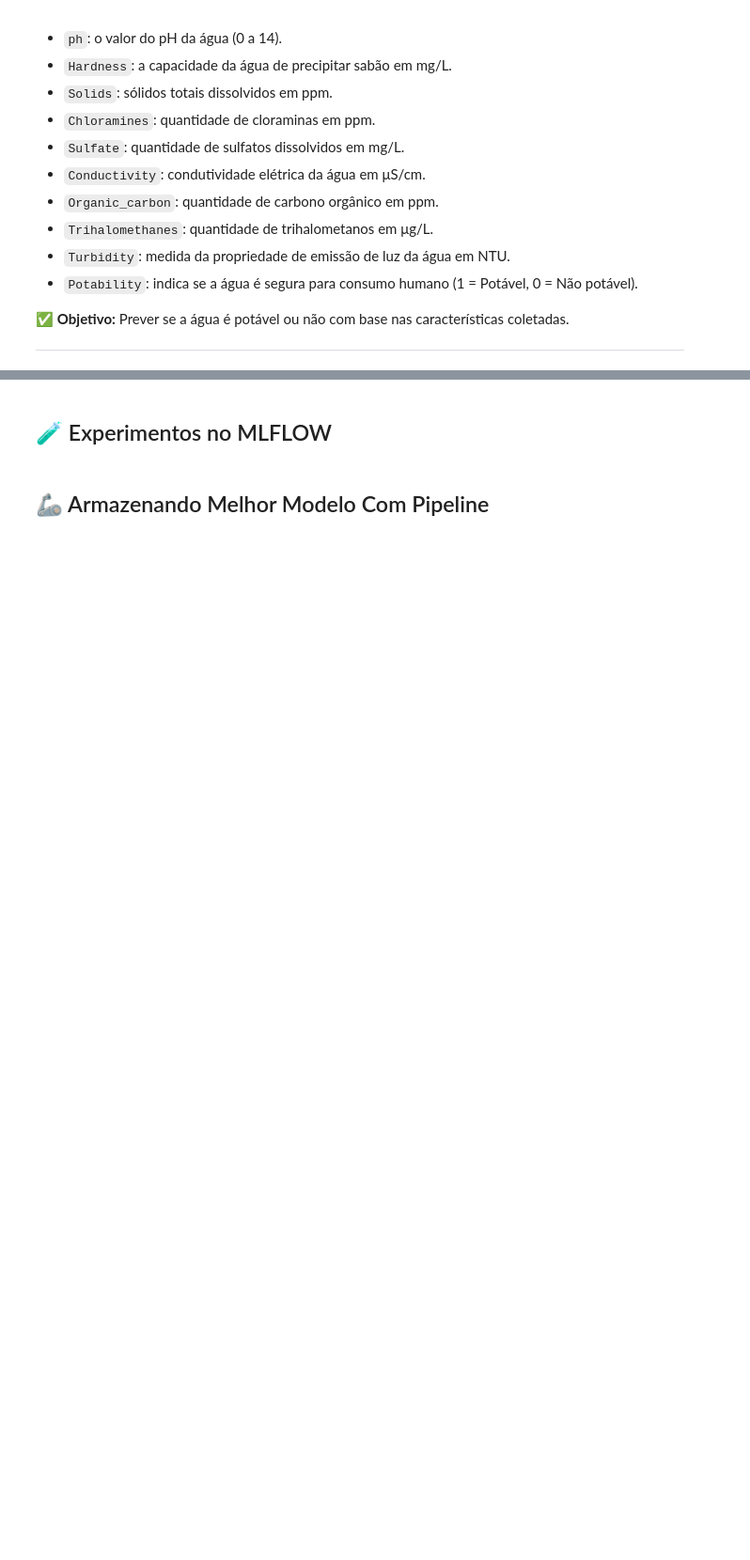
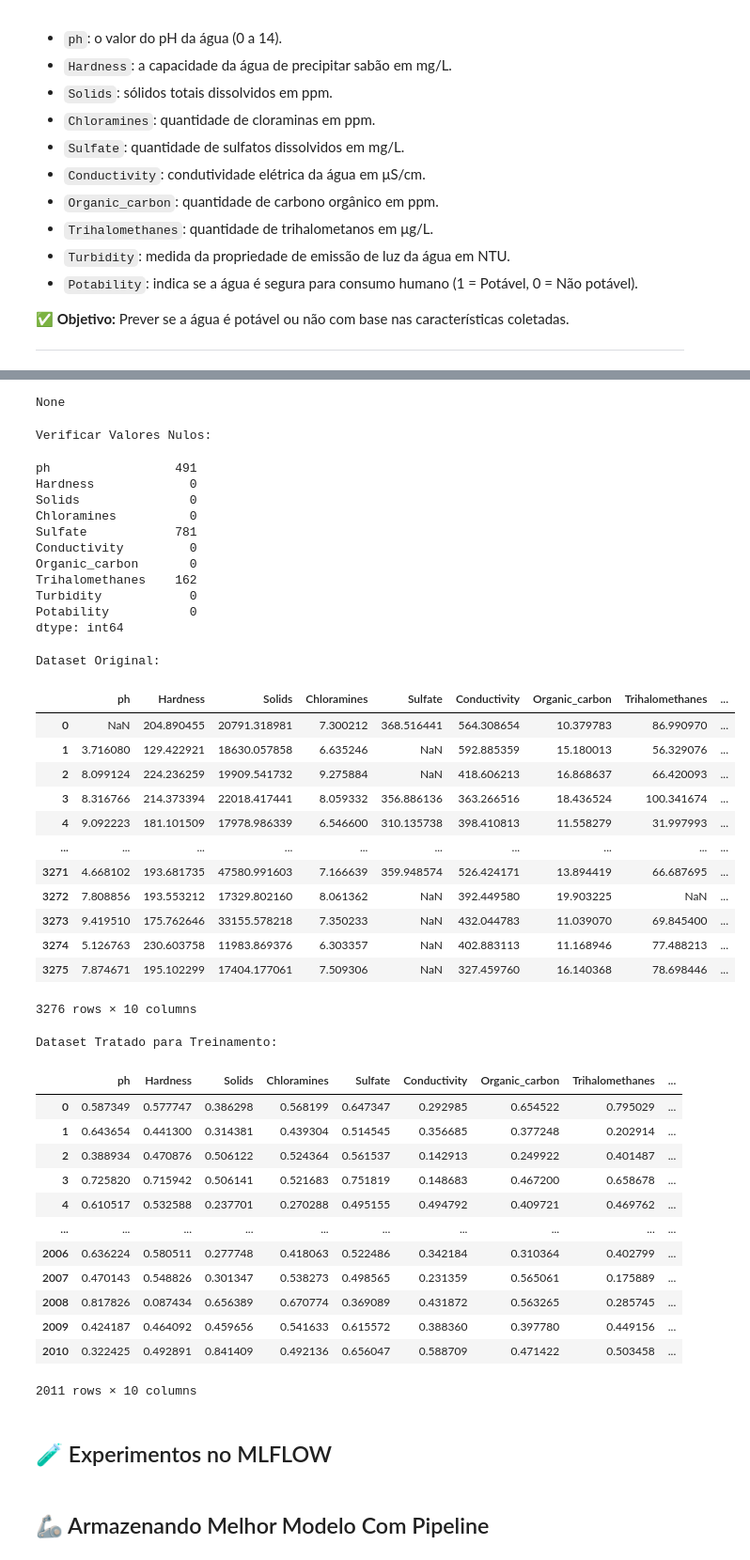
Before and after one commit to filipe-rds/Projeto-Capacitacao-IA-Ciclo-3, a Jupyter notebook: Training_Models.ipynb, the cells around one changed output, grey strips where cells are left out. Shown: that part at 94% size. Saved outputs shown, nothing was run; the diff lists cells and outputs as text; code cells hidden in the pictures; blank space fills up the shorter version.

```diff
--- a/Training_Models.ipynb
+++ b/Training_Models.ipynb
@@ -75,6 +84,9 @@ display(dataset.isnull().sum())
 # Exibir o dataset original
 print('\nDataset Original:\n')
 display(dataset)
+
+# Remover os registros com valores nulos
+dataset = dataset.dropna()
 
 # Criar uma cópia do dataset para efetuar os devidos tratamentos
 df = dataset.copy()
@@ -95,13 +107,10 @@ df = pd.concat(
 print('\nDataset Tratado para Treinamento:\n')
 display(df)
 
-# Análise de correlação entre as features
-print('\nMatriz de Correlação:\n')
-correlation_matrix = df.corr()
-display(correlation_matrix)
 
 # Separando os dados
 y = df['Potability']  # Coluna 'Potability'
 x = df.drop('Potability', axis=1)  # Todas as outras colunas
 
 x_train, x_test, y_train, y_test = train_test_split(x, y, test_size=0.2, random_state=None)
+# %% [output]
@@ -108,2 +136,43 @@ x_train, x_test, y_train, y_test = train_test_split(x, y, test_size=0.2, random_
+None
+Verificar Valores Nulos:
+ph                 491
+Hardness             0
+Solids               0
+Chloramines          0
+Sulfate            781
+Conductivity         0
+Organic_carbon       0
+Trihalomethanes    162
+Turbidity            0
+Potability           0
+dtype: int64
+Dataset Original:
+|  | ph | Hardness | Solids | Chloramines | Sulfate | Conductivity | Organic_carbon | Trihalomethanes | ... |
+| 0 | NaN | 204.890455 | 20791.318981 | 7.300212 | 368.516441 | 564.308654 | 10.379783 | 86.990970 | ... |
+| 1 | 3.716080 | 129.422921 | 18630.057858 | 6.635246 | NaN | 592.885359 | 15.180013 | 56.329076 | ... |
+| 2 | 8.099124 | 224.236259 | 19909.541732 | 9.275884 | NaN | 418.606213 | 16.868637 | 66.420093 | ... |
+| 3 | 8.316766 | 214.373394 | 22018.417441 | 8.059332 | 356.886136 | 363.266516 | 18.436524 | 100.341674 | ... |
+| 4 | 9.092223 | 181.101509 | 17978.986339 | 6.546600 | 310.135738 | 398.410813 | 11.558279 | 31.997993 | ... |
+| ... | ... | ... | ... | ... | ... | ... | ... | ... | ... |
+| 3271 | 4.668102 | 193.681735 | 47580.991603 | 7.166639 | 359.948574 | 526.424171 | 13.894419 | 66.687695 | ... |
+| 3272 | 7.808856 | 193.553212 | 17329.802160 | 8.061362 | NaN | 392.449580 | 19.903225 | NaN | ... |
+| 3273 | 9.419510 | 175.762646 | 33155.578218 | 7.350233 | NaN | 432.044783 | 11.039070 | 69.845400 | ... |
+| 3274 | 5.126763 | 230.603758 | 11983.869376 | 6.303357 | NaN | 402.883113 | 11.168946 | 77.488213 | ... |
+| 3275 | 7.874671 | 195.102299 | 17404.177061 | 7.509306 | NaN | 327.459760 | 16.140368 | 78.698446 | ... |
+3276 rows × 10 columns
+Dataset Tratado para Treinamento:
+|  | ph | Hardness | Solids | Chloramines | Sulfate | Conductivity | Organic_carbon | Trihalomethanes | ... |
+| 0 | 0.587349 | 0.577747 | 0.386298 | 0.568199 | 0.647347 | 0.292985 | 0.654522 | 0.795029 | ... |
+| 1 | 0.643654 | 0.441300 | 0.314381 | 0.439304 | 0.514545 | 0.356685 | 0.377248 | 0.202914 | ... |
+| 2 | 0.388934 | 0.470876 | 0.506122 | 0.524364 | 0.561537 | 0.142913 | 0.249922 | 0.401487 | ... |
+| 3 | 0.725820 | 0.715942 | 0.506141 | 0.521683 | 0.751819 | 0.148683 | 0.467200 | 0.658678 | ... |
+| 4 | 0.610517 | 0.532588 | 0.237701 | 0.270288 | 0.495155 | 0.494792 | 0.409721 | 0.469762 | ... |
+| ... | ... | ... | ... | ... | ... | ... | ... | ... | ... |
+| 2006 | 0.636224 | 0.580511 | 0.277748 | 0.418063 | 0.522486 | 0.342184 | 0.310364 | 0.402799 | ... |
+| 2007 | 0.470143 | 0.548826 | 0.301347 | 0.538273 | 0.498565 | 0.231359 | 0.565061 | 0.175889 | ... |
+| 2008 | 0.817826 | 0.087434 | 0.656389 | 0.670774 | 0.369089 | 0.431872 | 0.563265 | 0.285745 | ... |
+| 2009 | 0.424187 | 0.464092 | 0.459656 | 0.541633 | 0.615572 | 0.388360 | 0.397780 | 0.449156 | ... |
+| 2010 | 0.322425 | 0.492891 | 0.841409 | 0.492136 | 0.656047 | 0.588709 | 0.471422 | 0.503458 | ... |
+2011 rows × 10 columns
 # %% [markdown]
 ## 🧪 Experimentos no MLFLOW
```
Also changed, not shown: parts of 10 cells of this notebook, 5 other files.
